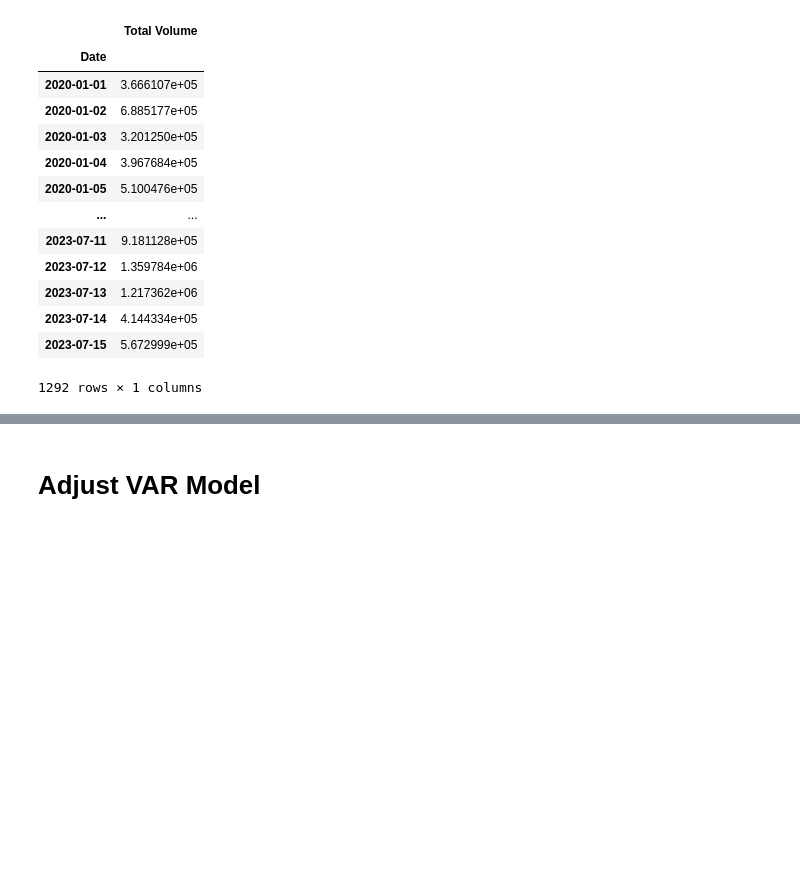
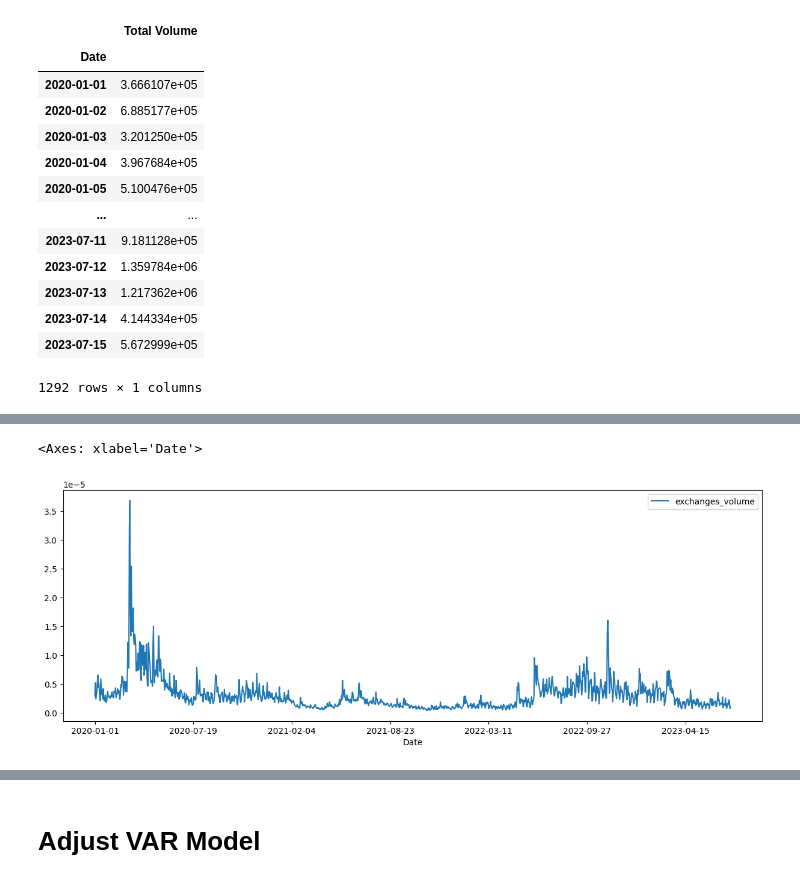
Before and after one commit to Moises-mfg/Analise-exploratoria-blockchain-Bitcoin, a Jupyter notebook: svar_bitcoin_3.ipynb, the cells around one changed output, grey strips where cells are left out. Saved outputs shown, nothing was run; the diff lists cells and outputs as text; code cells hidden in the pictures; blank space fills up the shorter version.

```diff
--- a/svar_bitcoin_3.ipynb
+++ b/svar_bitcoin_3.ipynb
@@ -171,0 +113,7 @@ Length: 1292, dtype: float64
+# %%
+df_all_exchanges_volume_by_btc_supply = df_all_exchanges_volume["Total Volume"]/df_cumsum_supply_BTC_usd["cumsum_supply_usd"]
+df_all_exchanges_volume_by_btc_supply = pd.DataFrame(df_all_exchanges_volume_by_btc_supply, columns=["exchanges_volume"])
+df_all_exchanges_volume_by_btc_supply.plot(figsize=(15, 5))
+# %% [output]
+<Axes: xlabel='Date'>
+[figure, added]
```
Also changed, not shown: parts of 26 cells of this notebook, 1 other file.
